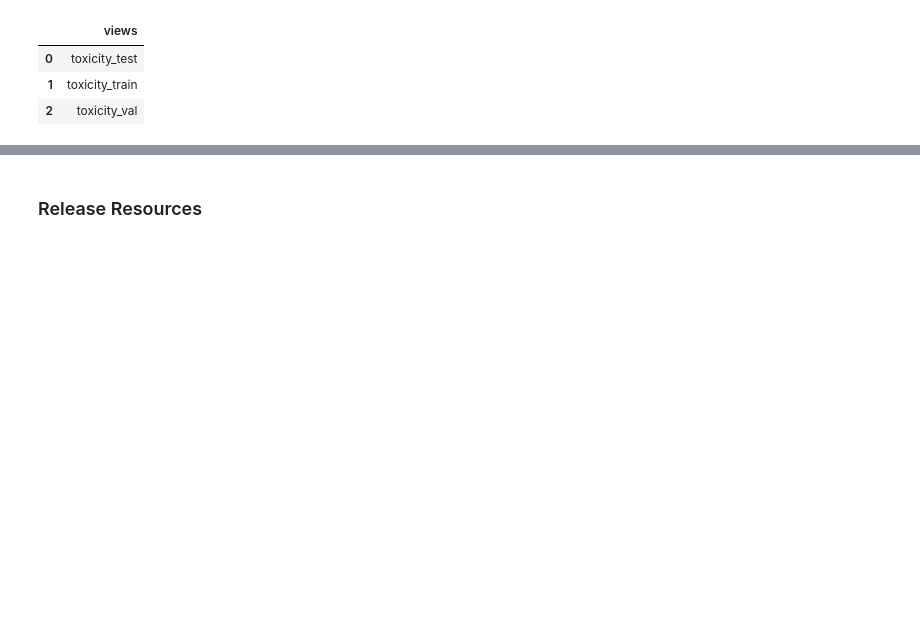
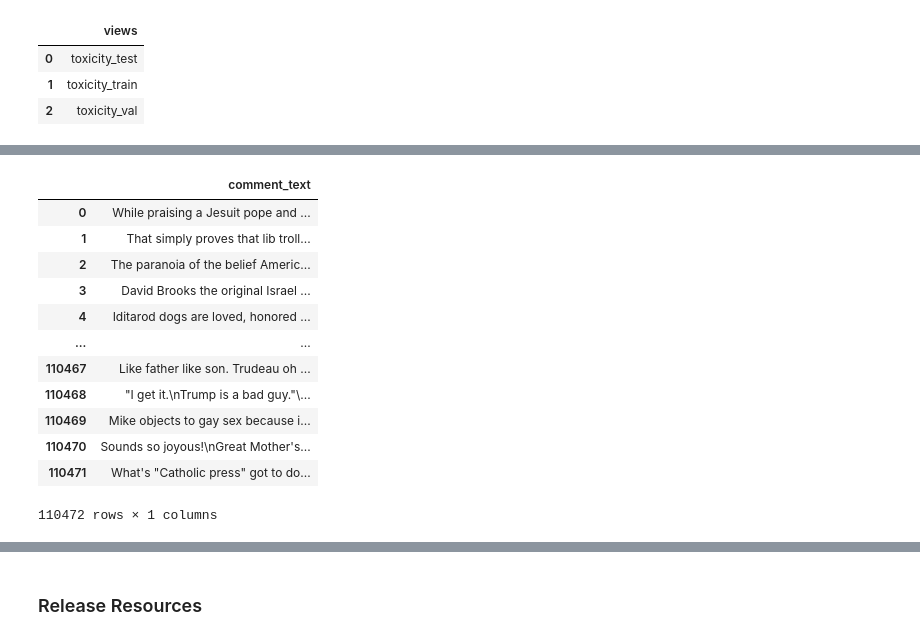
Before and after one commit to karthikraghavan/aai540_toxicity_classification, a Jupyter notebook: datalake_operations.ipynb, the cells around one changed output, grey strips where cells are left out. Cells and saved outputs as stored; diff of their text form; code cells hidden in the pictures; blank space fills up the shorter version.

```diff
--- a/datalake_operations.ipynb
+++ b/datalake_operations.ipynb
@@ -362,0 +640,16 @@ SELECT * FROM aai540_toxicity_aws.toxicity_test
+# %%
+civil_df[civil_df.columns[2:3]]
+# %% [output]
+|  | comment_text |
+| 0 | While praising a Jesuit pope and ... |
+| 1 | That simply proves that lib troll... |
+| 2 | The paranoia of the belief Americ... |
+| 3 | David Brooks the original Israel ... |
+| 4 | Iditarod dogs are loved, honored ... |
+| ... | ... |
+| 110467 | Like father like son. Trudeau oh ... |
+| 110468 | "I get it.\nTrump is a bad guy."\... |
+| 110469 | Mike objects to gay sex because i... |
+| 110470 | Sounds so joyous!\nGreat Mother's... |
+| 110471 | What's "Catholic press" got to do... |
+110472 rows × 1 columns
```
Also changed, not shown: parts of 53 cells of this notebook.
